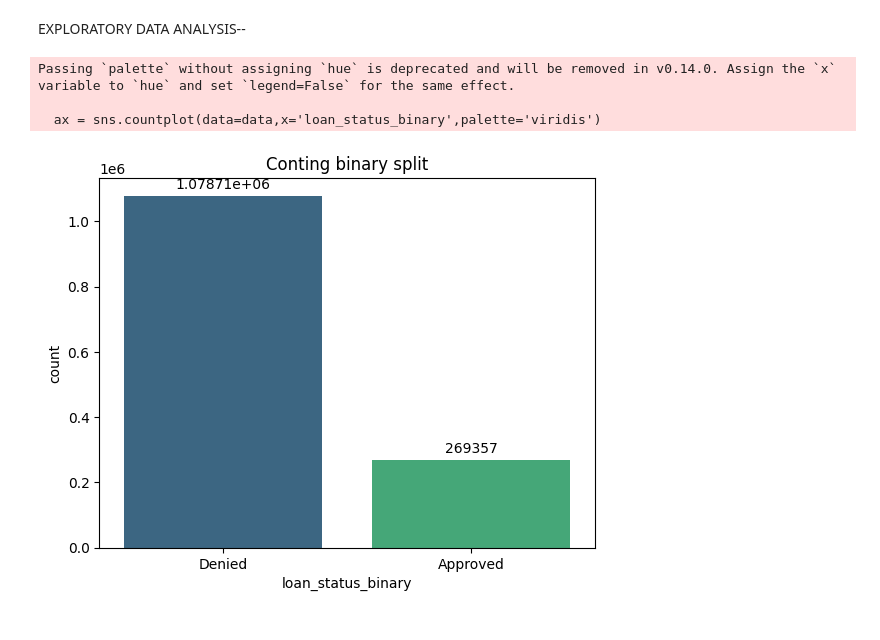
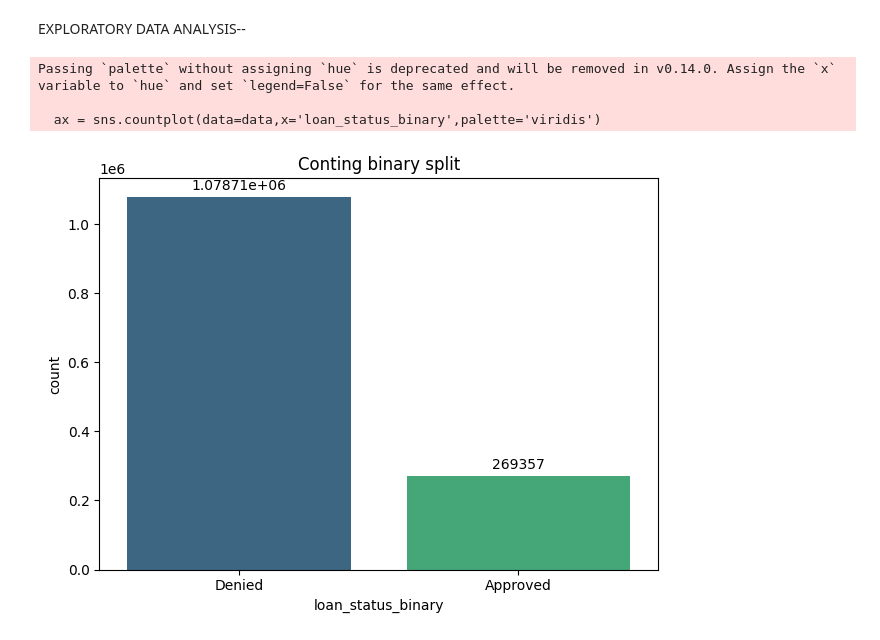
Before and after one commit to BeenishJahan/Linear_Regression_2, a Jupyter notebook: model.ipynb, the cells around one changed output. Drawn from its saved outputs; the diff is of its cells as text; code cells hidden in the pictures.

```diff
--- a/model.ipynb
+++ b/model.ipynb
@@ -235,15 +235,16 @@ EXPLORATORY DATA ANALYSIS--
 # %%
 # Target class split--
 ax = sns.countplot(data=data,x='loan_status_binary',palette='viridis')
 for container in ax.containers:
     ax.bar_label(container, padding=3)
+plt.tight_layout()
 plt.xticks([0, 1], ['Denied', 'Approved'])
 plt.title('Conting binary split')
 plt.show()
 # %% [output]
 Passing `palette` without assigning `hue` is deprecated and will be removed in v0.14.0. Assign the `x` variable to `hue` and set `legend=False` for the same effect.
 
   ax = sns.countplot(data=data,x='loan_status_binary',palette='viridis')
-[figure, old version]
+[figure, new version]
 # %%
 # Histogram Grid for the numeric features--
```
Also changed, not shown: parts of 2 cells of this notebook.
